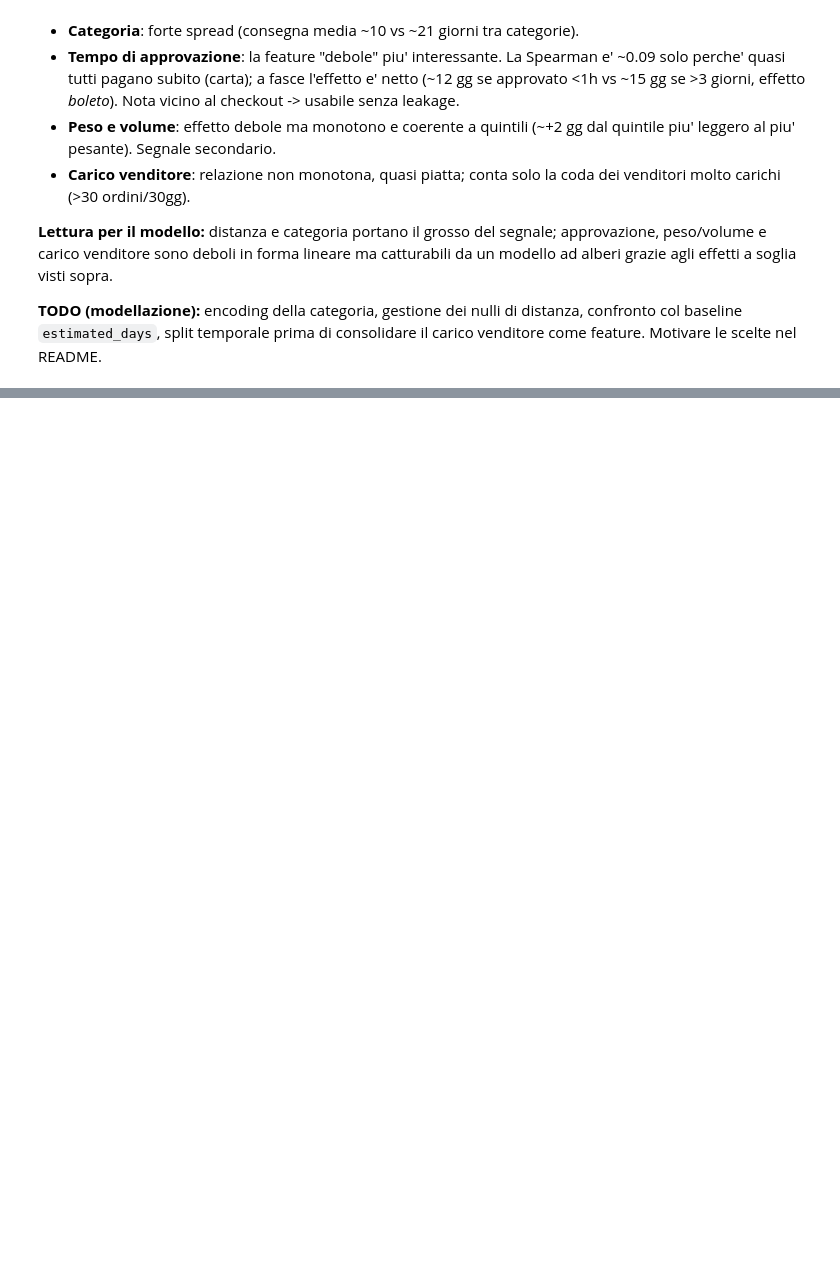
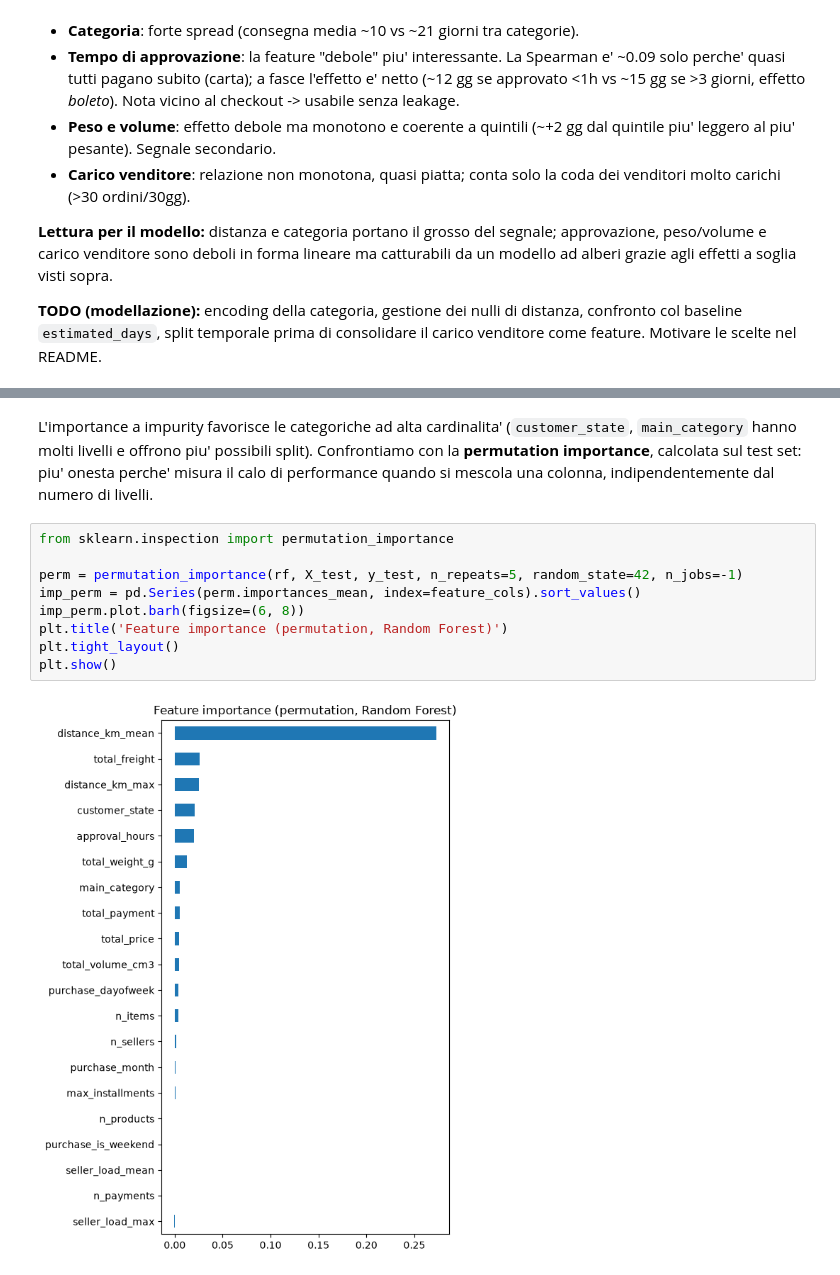
Before and after one commit to marco-pedretti/devnut-workshop-mia, a Jupyter notebook: notebooks/02_analisi_feature_gruppo3.ipynb, the cells around one changed output, grey strips where cells are left out. Drawn from its saved outputs; the diff is of its cells as text; blank space fills up the shorter version.

```diff
--- a/notebooks/02_analisi_feature_gruppo3.ipynb
+++ b/notebooks/02_analisi_feature_gruppo3.ipynb
@@ -183,0 +273,13 @@ Con l'analisi a fasce (che rivela effetti non-lineari nascosti dalla correlazion
+# %% [markdown]
+L'importance a impurity favorisce le categoriche ad alta cardinalita' (`customer_state`, `main_category` hanno molti livelli e offrono piu' possibili split). Confrontiamo con la **permutation importance**, calcolata sul test set: piu' onesta perche' misura il calo di performance quando si mescola una colonna, indipendentemente dal numero di livelli.
+# %%
+from sklearn.inspection import permutation_importance
+
+perm = permutation_importance(rf, X_test, y_test, n_repeats=5, random_state=42, n_jobs=-1)
+imp_perm = pd.Series(perm.importances_mean, index=feature_cols).sort_values()
+imp_perm.plot.barh(figsize=(6, 8))
+plt.title('Feature importance (permutation, Random Forest)')
+plt.tight_layout()
+plt.show()
+# %% [output]
+[figure, added]
```
Also changed, not shown: parts of 8 cells of this notebook, 2 other files.
